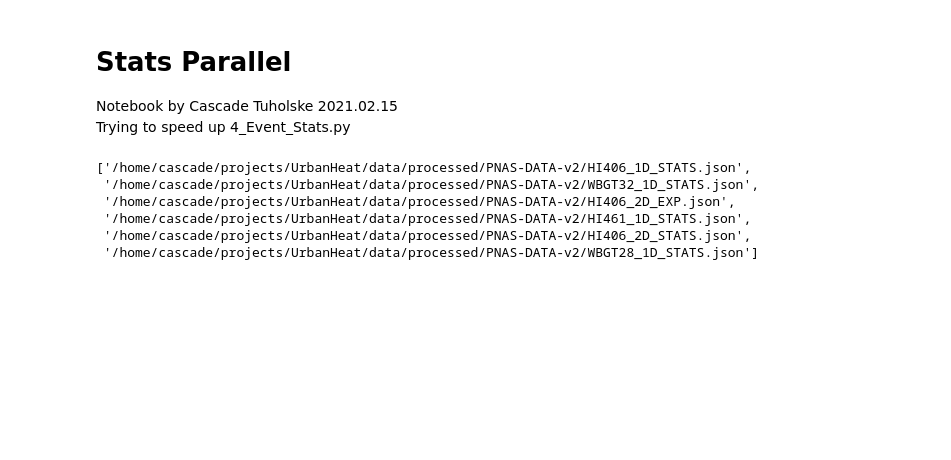
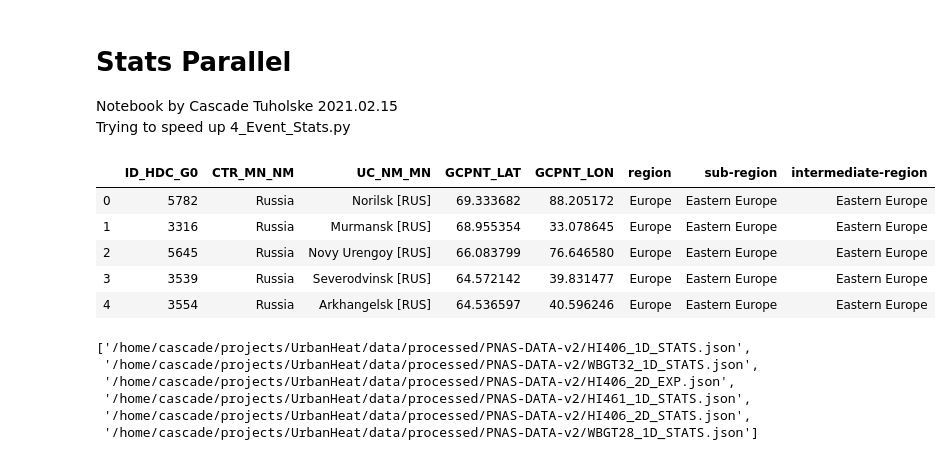
Before and after one commit to ecohydro/GlobalUrbanHeat, a Jupyter notebook: src/cpt_Stats_parallel.ipynb, the cells around one changed output. Saved outputs shown, nothing was run; the diff lists cells and outputs as text; code cells hidden in the pictures; blank space fills up the shorter version.

```diff
--- a/src/cpt_Stats_parallel.ipynb
+++ b/src/cpt_Stats_parallel.ipynb
@@ -21,6 +21,19 @@ from multiprocessing import Pool
 import os
 import sys
 import matplotlib.pyplot as plt
+# %%
+meta_fn = '/home/cascade/projects/UrbanHeat/data/interim/GHS-UCDB-IDS.csv'
+# %%
+meta = pd.read_csv(meta_fn)
+# %%
+meta.head()
+# %% [output]
+|  | ID_HDC_G0 | CTR_MN_NM | UC_NM_MN | GCPNT_LAT | GCPNT_LON | region | sub-region | intermediate-region |
+| 0 | 5782 | Russia | Norilsk [RUS] | 69.333682 | 88.205172 | Europe | Eastern Europe | Eastern Europe |
+| 1 | 3316 | Russia | Murmansk [RUS] | 68.955354 | 33.078645 | Europe | Eastern Europe | Eastern Europe |
+| 2 | 5645 | Russia | Novy Urengoy [RUS] | 66.083799 | 76.646580 | Europe | Eastern Europe | Eastern Europe |
+| 3 | 3539 | Russia | Severodvinsk [RUS] | 64.572142 | 39.831477 | Europe | Eastern Europe | Eastern Europe |
+| 4 | 3554 | Russia | Arkhangelsk [RUS] | 64.536597 | 40.596246 | Europe | Eastern Europe | Eastern Europe |
 # %%
 # check data
 path = '/home/cascade/projects/UrbanHeat/data/processed/PNAS-DATA-v2/'
```
Also changed, not shown: 3 other files.
